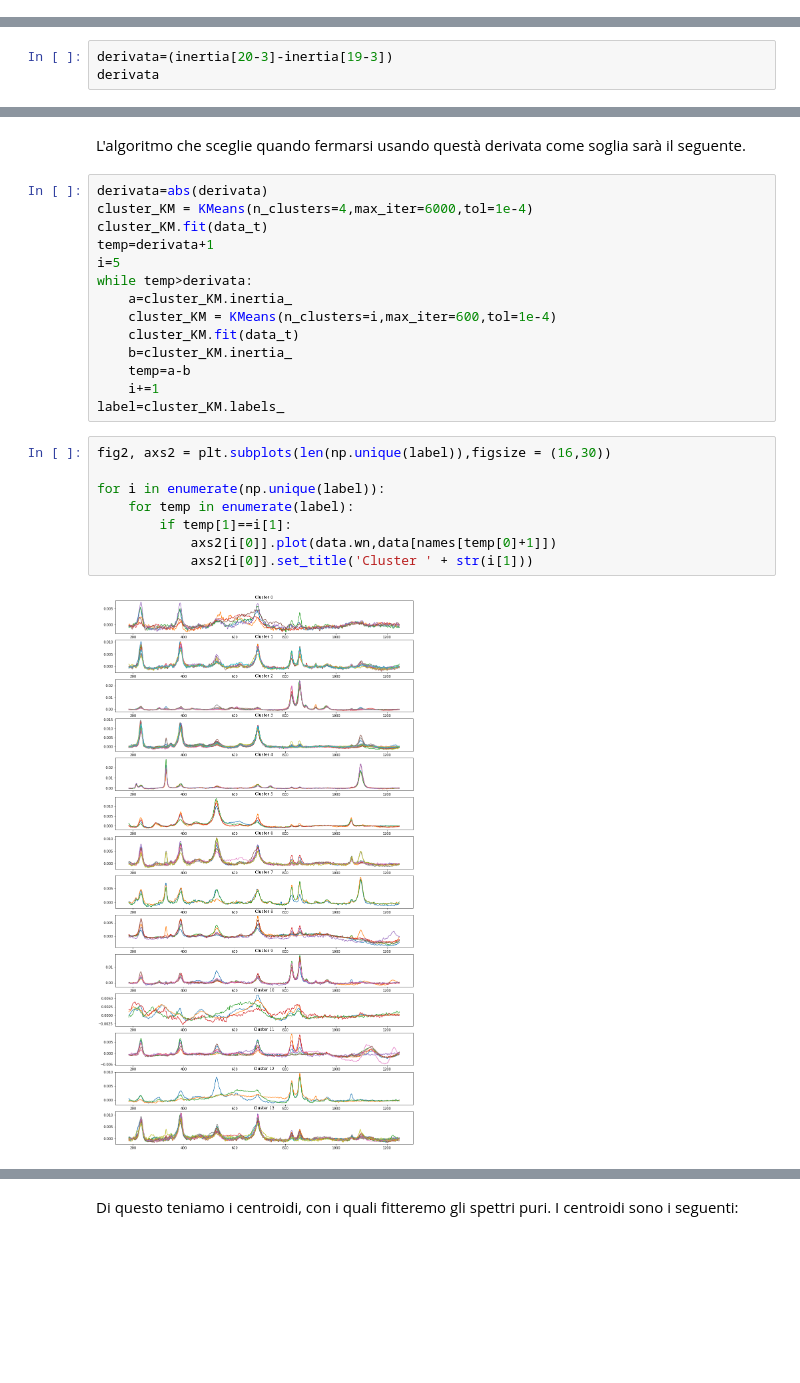
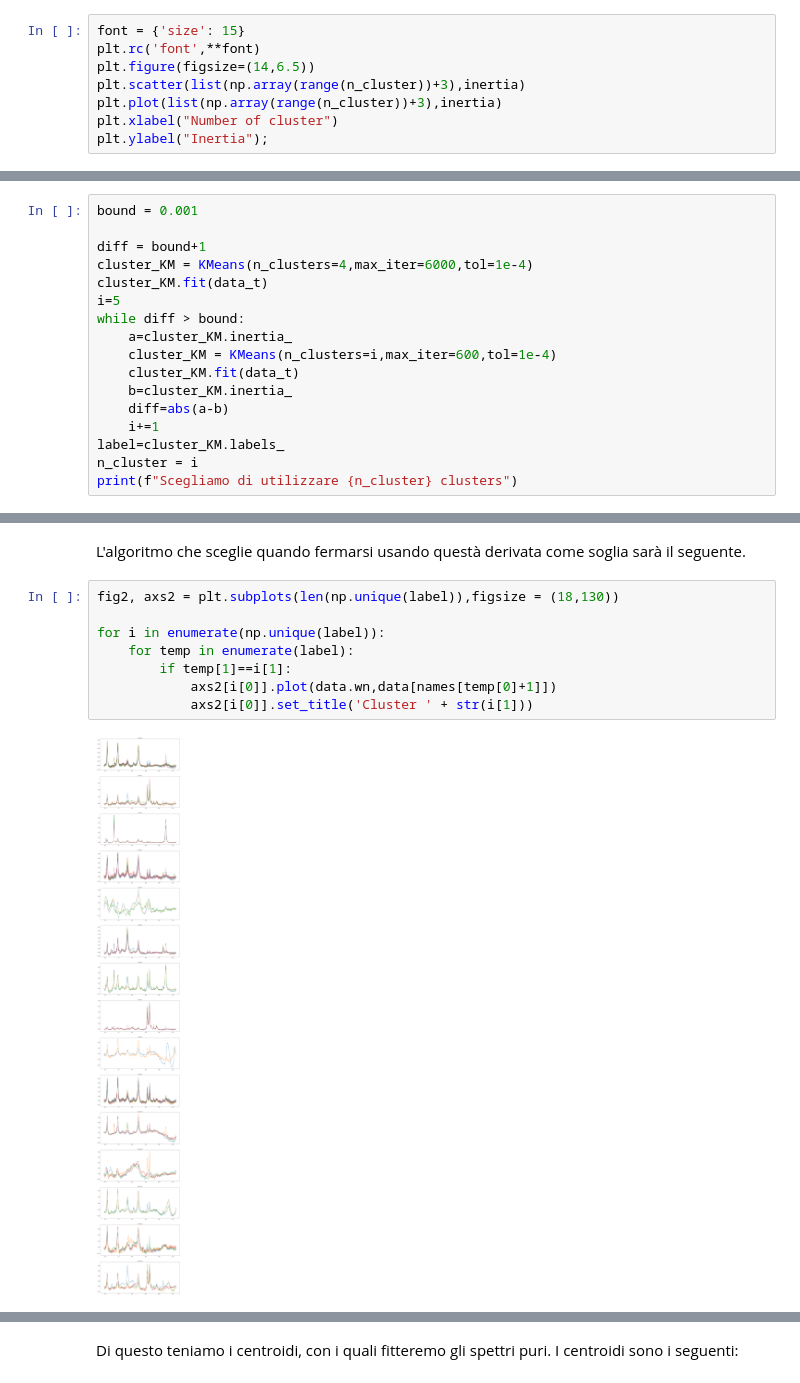
Before and after one commit to FabioBrugnara/repo_raman_4exam, a Jupyter notebook: notebooks/CLUSTERING.ipynb, the cells around one changed output, grey strips where cells are left out. Saved outputs shown, nothing was run; the diff lists cells and outputs as text; blank space fills up the shorter version.

Commit message:
sistemato grafici e scelta del numero di cluster per poi fare il fit in CLUSTERING

```diff
--- a/notebooks/CLUSTERING.ipynb
+++ b/notebooks/CLUSTERING.ipynb
@@ -186,0 +187,8 @@ Text(0, 0.5, 'Inertia')
+# %%
+font = {'size': 15}
+plt.rc('font',**font)
+plt.figure(figsize=(14,6.5))
+plt.scatter(list(np.array(range(n_cluster))+3),inertia)
+plt.plot(list(np.array(range(n_cluster))+3),inertia)
+plt.xlabel("Number of cluster")
+plt.ylabel("Inertia");
@@ -193,4 +205,18 @@ Calcoliamo la derivata in quel punto.
 # %%
-derivata=(inertia[20-3]-inertia[19-3])
-derivata
+bound = 0.001
+
+diff = bound+1
+cluster_KM = KMeans(n_clusters=4,max_iter=6000,tol=1e-4)
+cluster_KM.fit(data_t)
+i=5
+while diff > bound:
+    a=cluster_KM.inertia_
+    cluster_KM = KMeans(n_clusters=i,max_iter=600,tol=1e-4)
+    cluster_KM.fit(data_t)
+    b=cluster_KM.inertia_
+    diff=abs(a-b)
+    i+=1
+label=cluster_KM.labels_
+n_cluster = i
+print(f"Scegliamo di utilizzare {n_cluster} clusters")
 # %% [output]
@@ -198,26 +224,12 @@ derivata
 # %% [markdown]
 L'algoritmo che sceglie quando fermarsi usando questà derivata come soglia sarà il seguente.
-# %%
-derivata=abs(derivata)
-cluster_KM = KMeans(n_clusters=4,max_iter=6000,tol=1e-4)
-cluster_KM.fit(data_t)
-temp=derivata+1
-i=5
-while temp>derivata:
-    a=cluster_KM.inertia_
-    cluster_KM = KMeans(n_clusters=i,max_iter=600,tol=1e-4)
-    cluster_KM.fit(data_t)
-    b=cluster_KM.inertia_
-    temp=a-b
-    i+=1
-label=cluster_KM.labels_
 # %%
-fig2, axs2 = plt.subplots(len(np.unique(label)),figsize = (16,30))
+fig2, axs2 = plt.subplots(len(np.unique(label)),figsize = (18,130))
 
 for i in enumerate(np.unique(label)):
     for temp in enumerate(label):
         if temp[1]==i[1]:
             axs2[i[0]].plot(data.wn,data[names[temp[0]+1]])
             axs2[i[0]].set_title('Cluster ' + str(i[1]))
 # %% [output]
-[figure, old version]
+[figure, new version]
```
Also changed, not shown: parts of 20 cells of this notebook, 2 other files.
